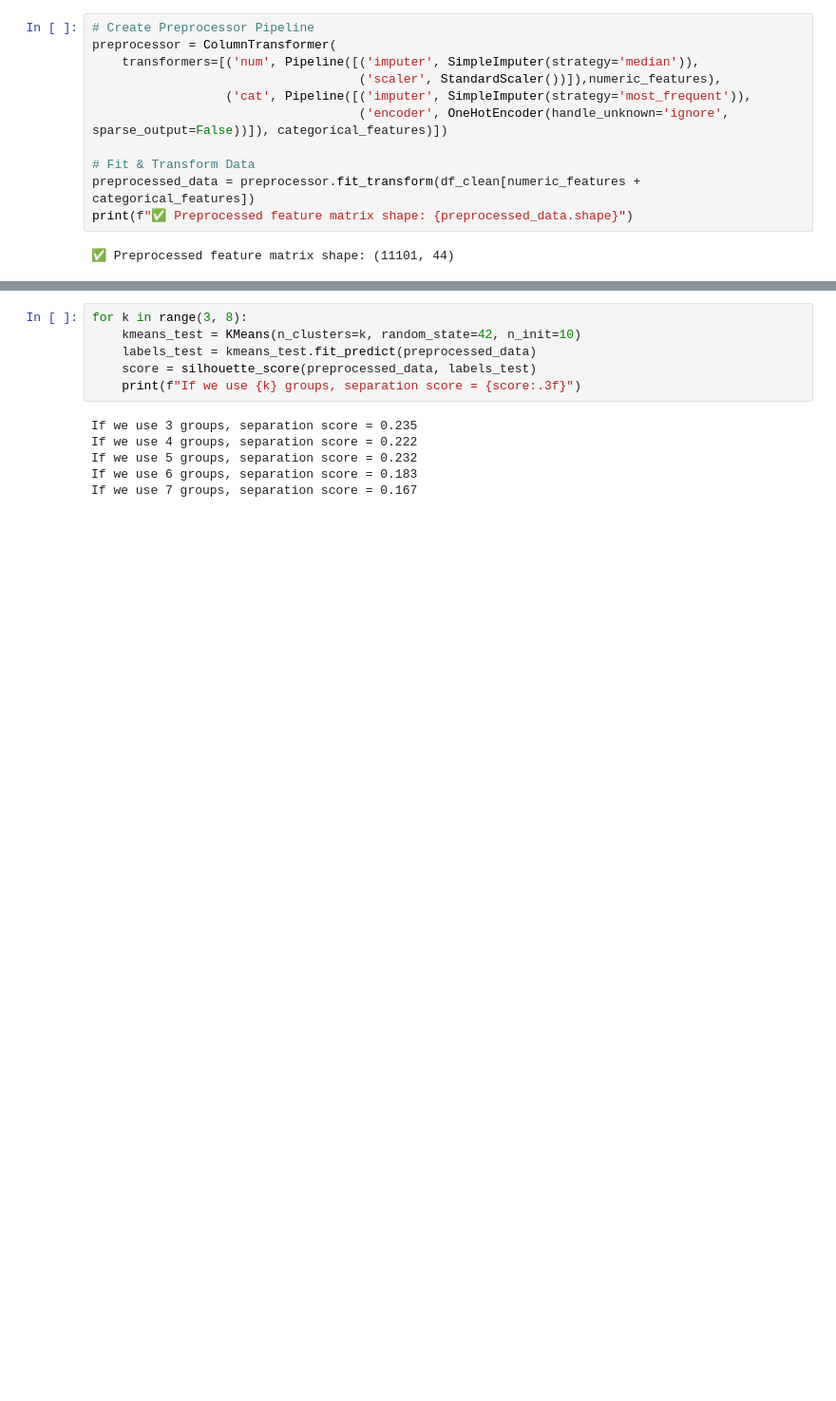
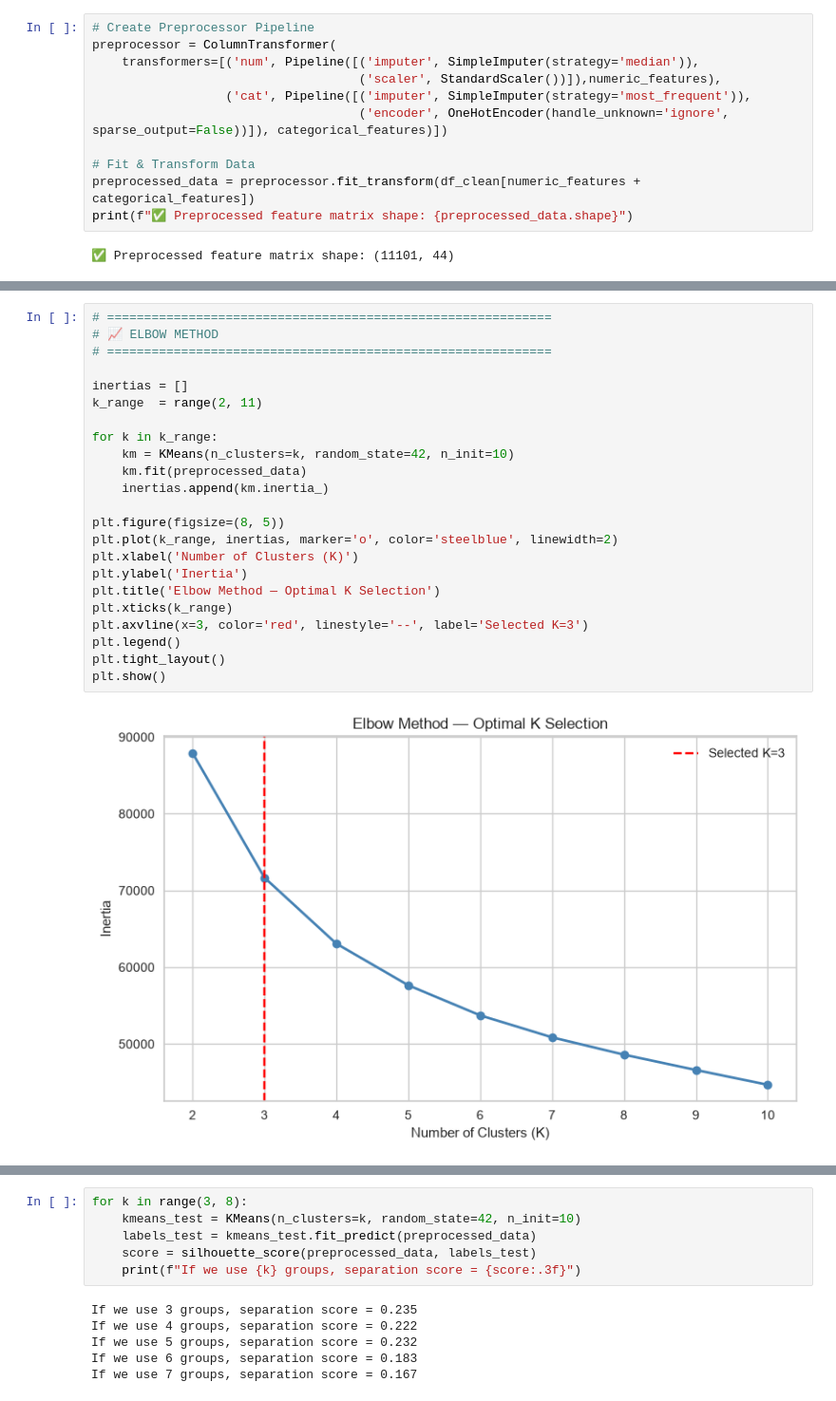
Before and after one commit to MaykInvest/car_clustering_kmeans, a Jupyter notebook: project.ipynb, the cells around one changed output, grey strips where cells are left out. Shown at 95% size. Drawn from its saved outputs; the diff is of its cells as text; blank space fills up the shorter version.

Commit message:
FEAT: add the Elbow and Silhouette Score

```diff
--- a/project.ipynb
+++ b/project.ipynb
@@ -478,0 +492,25 @@ print(f"✅ Preprocessed feature matrix shape: {preprocessed_data.shape}")
+# %%
+# ============================================================
+# 📈 ELBOW METHOD
+# ============================================================
+
+inertias = []
+k_range  = range(2, 11)
+
+for k in k_range:
+    km = KMeans(n_clusters=k, random_state=42, n_init=10)
+    km.fit(preprocessed_data)
+    inertias.append(km.inertia_)
+
+plt.figure(figsize=(8, 5))
+plt.plot(k_range, inertias, marker='o', color='steelblue', linewidth=2)
+plt.xlabel('Number of Clusters (K)')
+plt.ylabel('Inertia')
+plt.title('Elbow Method — Optimal K Selection')
+plt.xticks(k_range)
+plt.axvline(x=3, color='red', linestyle='--', label='Selected K=3')
+plt.legend()
+plt.tight_layout()
+plt.show()
+# %% [output]
+[figure, added]
```
Also changed, not shown: parts of 8 cells of this notebook.
